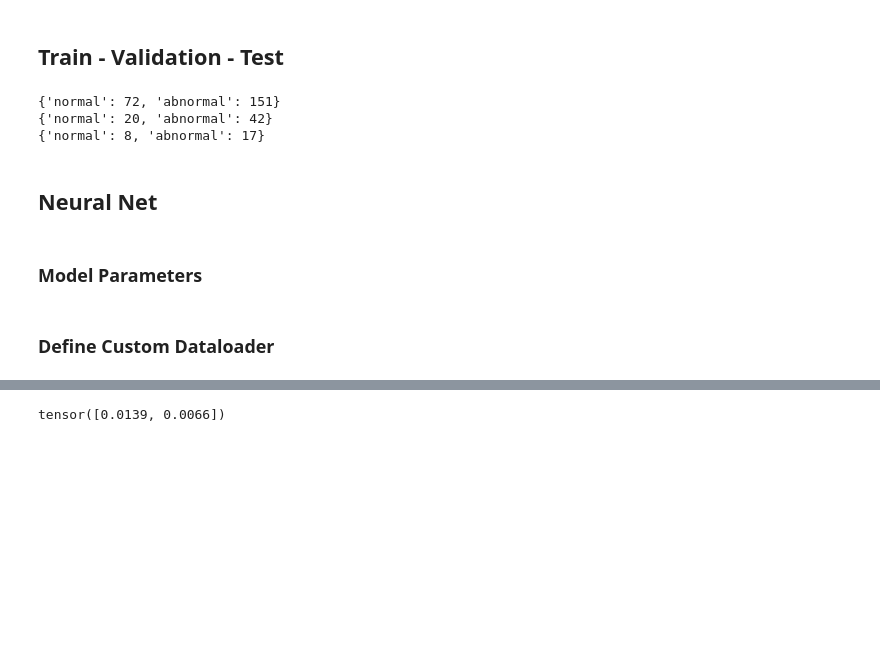
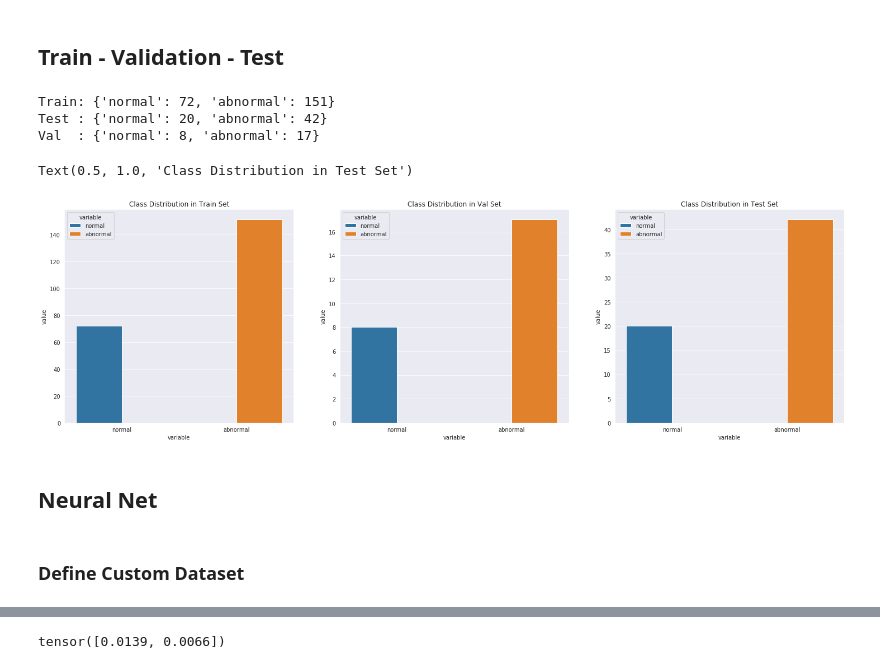
Before and after one commit to theairbend3r/how-to-train-your-neural-net, a Jupyter notebook: pytorch/tabular/classification/binary_classification_spine.ipynb, the cells around one changed output, grey strips where cells are left out. Saved outputs shown, nothing was run; the diff lists cells and outputs as text; code cells hidden in the pictures; blank space fills up the shorter version.

```diff
--- a/pytorch/tabular/classification/binary_classification_spine.ipynb
+++ b/pytorch/tabular/classification/binary_classification_spine.ipynb
@@ -63,12 +70,14 @@ sns.countplot(x = 'Class_att', data=df)
 # %%
 df['Class_att'] = df['Class_att'].astype('category')
 # %%
-encode_map = {
+class2idx = {
     'Abnormal': 1,
     'Normal': 0
 }
 
-df['Class_att'].replace(encode_map, inplace=True)
+idx2class = {v: k for k, v in class2idx.items()}
+
+df['Class_att'].replace(class2idx, inplace=True)
 # %%
 X = df.iloc[:, 0:-1]
 y = df.iloc[:, -1]
@@ -91,29 +100,35 @@ X_val, y_val = np.array(X_val), np.array(y_val)
 X_test, y_test = np.array(X_test), np.array(y_test)
 # %%
 def get_class_distribution(obj):
-    d = {
+    count_dict = {
         "normal": 0,
         "abnormal": 0
     }
 
     for i in obj:
         if i == 0:
-            d['normal'] += 1
+            count_dict['normal'] += 1
         elif i == 1:
-            d['abnormal'] += 1
+            count_dict['abnormal'] += 1
         else:
             print("Check classes.")
 
-    return d
+    return count_dict
 # %%
-print(get_class_distribution(y_train))
-print(get_class_distribution(y_test))
-print(get_class_distribution(y_val))
+print("Train:", get_class_distribution(y_train))
+print("Test :", get_class_distribution(y_test))
+print("Val  :", get_class_distribution(y_val))
 # %% [output]
-{'normal': 72, 'abnormal': 151}
-{'normal': 20, 'abnormal': 42}
-{'normal': 8, 'abnormal': 17}
+Train: {'normal': 72, 'abnormal': 151}
+Test : {'normal': 20, 'abnormal': 42}
+Val  : {'normal': 8, 'abnormal': 17}
+# %%
+fig, axes = plt.subplots(nrows=1, ncols=3, figsize=(25,7))
+sns.barplot(data = pd.DataFrame.from_dict([get_class_distribution(y_train)]).melt(), x = "variable", y="value", hue="variable",  ax=axes[0]).set_title('Class Distribution in Train Set')
+sns.barplot(data = pd.DataFrame.from_dict([get_class_distribution(y_val)]).melt(), x = "variable", y="value", hue="variable",  ax=axes[1]).set_title('Class Distribution in Val Set')
+sns.barplot(data = pd.DataFrame.from_dict([get_class_distribution(y_test)]).melt(), x = "variable", y="value", hue="variable",  ax=axes[2]).set_title('Class Distribution in Test Set')
+# %% [output]
+Text(0.5, 1.0, 'Class Distribution in Test Set')
+[figure, added]
 # %% [markdown]
 ## Neural Net
-# %% [markdown]
-### Model Parameters
@@ -125,3 +135,3 @@ DROPOUT = 0.2
 # %% [markdown]
-### Define Custom Dataloader
+### Define Custom Dataset
 # %%
```
Also changed, not shown: parts of 21 cells of this notebook, 1 other file.
